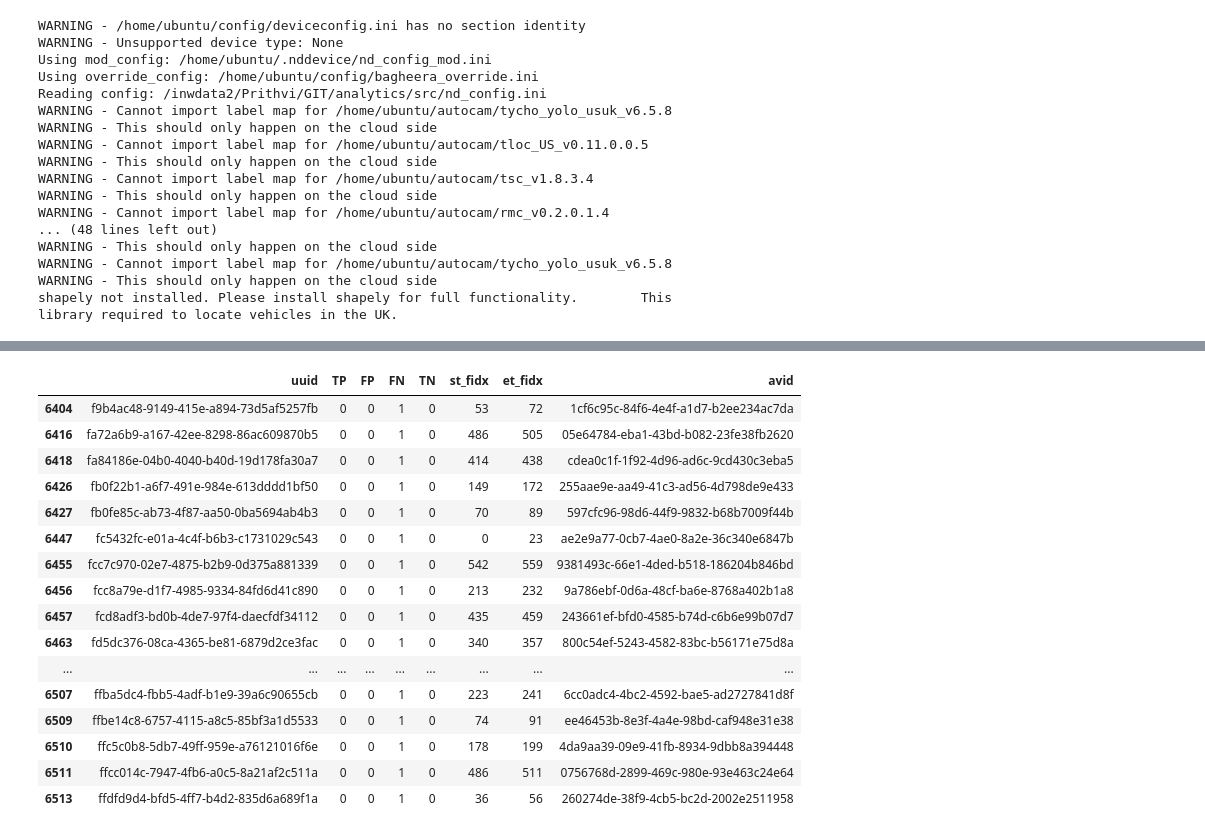
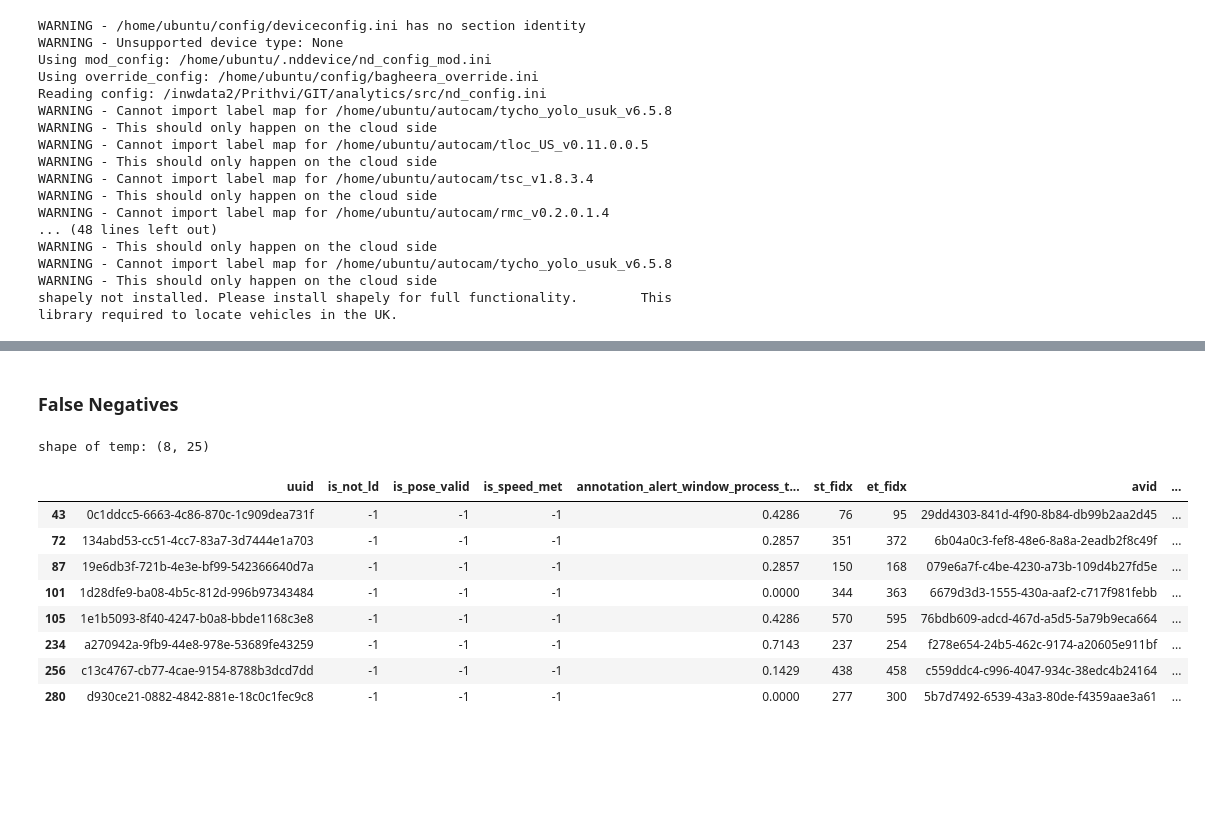
Before and after one commit to prithviramg-nd/work, a Jupyter notebook: AN25908/eec_69k_analysis.ipynb, the cells around one changed output, grey strips where cells are left out. Cells and saved outputs as stored; diff of their text form; code cells hidden in the pictures; blank space fills up the shorter version.

```diff
--- a/AN25908/eec_69k_analysis.ipynb
+++ b/AN25908/eec_69k_analysis.ipynb
@@ -204,20 +275,0 @@ results_df[results_df['TP'] > 0]
-# %%
-results_df[results_df['FN'] > 0][-25:]
-# %% [output]
-|  | uuid | TP | FP | FN | TN | st_fidx | et_fidx | avid |
-| 6404 | f9b4ac48-9149-415e-a894-73d5af5257fb | 0 | 0 | 1 | 0 | 53 | 72 | 1cf6c95c-84f6-4e4f-a1d7-b2ee234ac7da |
-| 6416 | fa72a6b9-a167-42ee-8298-86ac609870b5 | 0 | 0 | 1 | 0 | 486 | 505 | 05e64784-eba1-43bd-b082-23fe38fb2620 |
-| 6418 | fa84186e-04b0-4040-b40d-19d178fa30a7 | 0 | 0 | 1 | 0 | 414 | 438 | cdea0c1f-1f92-4d96-ad6c-9cd430c3eba5 |
-| 6426 | fb0f22b1-a6f7-491e-984e-613dddd1bf50 | 0 | 0 | 1 | 0 | 149 | 172 | 255aae9e-aa49-41c3-ad56-4d798de9e433 |
-| 6427 | fb0fe85c-ab73-4f87-aa50-0ba5694ab4b3 | 0 | 0 | 1 | 0 | 70 | 89 | 597cfc96-98d6-44f9-9832-b68b7009f44b |
-| 6447 | fc5432fc-e01a-4c4f-b6b3-c1731029c543 | 0 | 0 | 1 | 0 | 0 | 23 | ae2e9a77-0cb7-4ae0-8a2e-36c340e6847b |
-| 6455 | fcc7c970-02e7-4875-b2b9-0d375a881339 | 0 | 0 | 1 | 0 | 542 | 559 | 9381493c-66e1-4ded-b518-186204b846bd |
-| 6456 | fcc8a79e-d1f7-4985-9334-84fd6d41c890 | 0 | 0 | 1 | 0 | 213 | 232 | 9a786ebf-0d6a-48cf-ba6e-8768a402b1a8 |
-| 6457 | fcd8adf3-bd0b-4de7-97f4-daecfdf34112 | 0 | 0 | 1 | 0 | 435 | 459 | 243661ef-bfd0-4585-b74d-c6b6e99b07d7 |
-| 6463 | fd5dc376-08ca-4365-be81-6879d2ce3fac | 0 | 0 | 1 | 0 | 340 | 357 | 800c54ef-5243-4582-83bc-b56171e75d8a |
-| ... | ... | ... | ... | ... | ... | ... | ... | ... |
-| 6507 | ffba5dc4-fbb5-4adf-b1e9-39a6c90655cb | 0 | 0 | 1 | 0 | 223 | 241 | 6cc0adc4-4bc2-4592-bae5-ad2727841d8f |
-| 6509 | ffbe14c8-6757-4115-a8c5-85bf3a1d5533 | 0 | 0 | 1 | 0 | 74 | 91 | ee46453b-8e3f-4a4e-98bd-caf948e31e38 |
-| 6510 | ffc5c0b8-5db7-49ff-959e-a76121016f6e | 0 | 0 | 1 | 0 | 178 | 199 | 4da9aa39-09e9-41fb-8934-9dbb8a394448 |
-| 6511 | ffcc014c-7947-4fb6-a0c5-8a21af2c511a | 0 | 0 | 1 | 0 | 486 | 511 | 0756768d-2899-469c-980e-93e463c24e64 |
-| 6513 | ffdfd9d4-bfd5-4ff7-b4d2-835d6a689f1a | 0 | 0 | 1 | 0 | 36 | 56 | 260274de-38f9-4cb5-bc2d-2002e2511958 |
@@ -225,0 +276,19 @@ temp = 'ff8aa7d8-24f4-4304-bd0d-ed9b3c33c8f8'
+# %% [markdown]
+### False Negatives
+# %%
+cond1 = (results_df['FN'] > 0)
+cond2 = (results_df['annotation_alert_window_process_trigger'] >= 0.6)
+temp = results_df[cond1]
+print(f"shape of temp: {temp.shape}")
+temp[['uuid', 'is_not_ld', 'is_pose_valid', 'is_speed_met', 'annotation_alert_window_process_trigger', 'st_fidx', 'et_fidx', 'avid', 'Eyes_look_COMPLETELY_closed_due_to']][:50]
+# %% [output]
+shape of temp: (8, 25)
+|  | uuid | is_not_ld | is_pose_valid | is_speed_met | annotation_alert_window_process_t... | st_fidx | et_fidx | avid | ... |
+| 43 | 0c1ddcc5-6663-4c86-870c-1c909dea731f | -1 | -1 | -1 | 0.4286 | 76 | 95 | 29dd4303-841d-4f90-8b84-db99b2aa2d45 | ... |
+| 72 | 134abd53-cc51-4cc7-83a7-3d7444e1a703 | -1 | -1 | -1 | 0.2857 | 351 | 372 | 6b04a0c3-fef8-48e6-8a8a-2eadb2f8c49f | ... |
+| 87 | 19e6db3f-721b-4e3e-bf99-542366640d7a | -1 | -1 | -1 | 0.2857 | 150 | 168 | 079e6a7f-c4be-4230-a73b-109d4b27fd5e | ... |
+| 101 | 1d28dfe9-ba08-4b5c-812d-996b97343484 | -1 | -1 | -1 | 0.0000 | 344 | 363 | 6679d3d3-1555-430a-aaf2-c717f981febb | ... |
+| 105 | 1e1b5093-8f40-4247-b0a8-bbde1168c3e8 | -1 | -1 | -1 | 0.4286 | 570 | 595 | 76bdb609-adcd-467d-a5d5-5a79b9eca664 | ... |
+| 234 | a270942a-9fb9-44e8-978e-53689fe43259 | -1 | -1 | -1 | 0.7143 | 237 | 254 | f278e654-24b5-462c-9174-a20605e911bf | ... |
+| 256 | c13c4767-cb77-4cae-9154-8788b3dcd7dd | -1 | -1 | -1 | 0.1429 | 438 | 458 | c559ddc4-c996-4047-934c-38edc4b24164 | ... |
+| 280 | d930ce21-0882-4842-881e-18c0c1fec9c8 | -1 | -1 | -1 | 0.0000 | 277 | 300 | 5b7d7492-6539-43a3-80de-f4359aae3a61 | ... |
```
Also changed, not shown: parts of 27 cells of this notebook, 6 other files.
